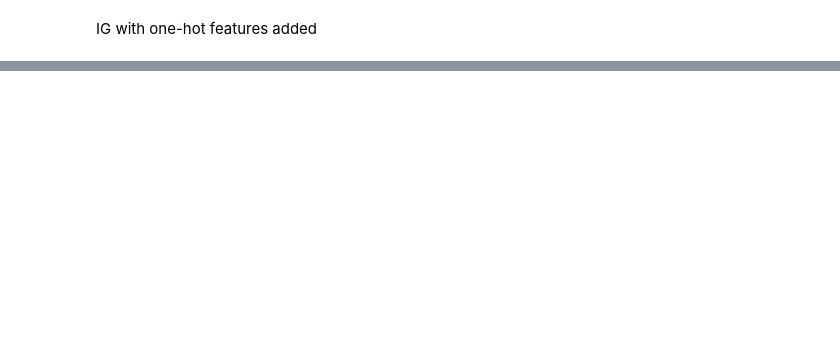
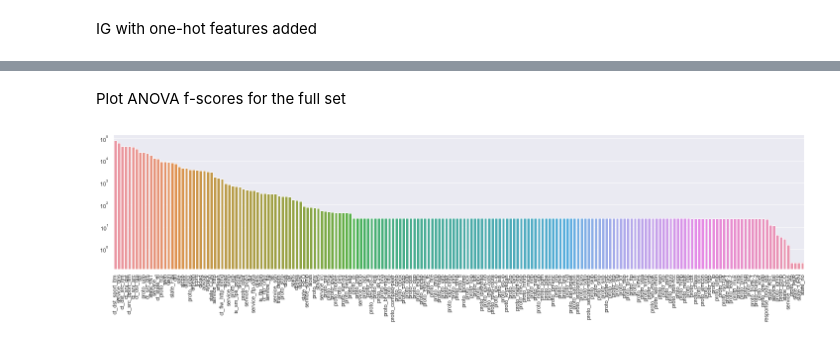
Before and after one commit to pvan1/DATA-606-Capstone, a Jupyter notebook: capstone-phase1.ipynb, the cells around one changed output, grey strips where cells are left out. Drawn from its saved outputs; the diff is of its cells as text; code cells hidden in the pictures; blank space fills up the shorter version.

```diff
--- a/capstone-phase1.ipynb
+++ b/capstone-phase1.ipynb
@@ -544,0 +547,15 @@ plt.show()
+# %% [markdown]
+Plot ANOVA f-scores for the full set
+# %%
+f_value_full = f_classif(X=training_data_onehot, y=training_cats)
+# %%
+anova_full_list_desc = sorted(list(zip(training_data_onehot.columns, f_value_full[0])), reverse=True, key=lambda x:x[1])
+plt.figure(figsize=(25,5))
+sns.set_style('darkgrid')
+anova_full_plot = sns.barplot(x=training_data_onehot.columns, y=f_value_full[0], order=[x[0] for x in anova_full_list_desc])
+anova_full_plot.set_xticklabels(anova_full_plot.get_xticklabels(), rotation=90)
+anova_full_plot.set_yscale('log')
+plt.savefig('./images/anova_fvalues_full.png', dpi=300, bbox_inches='tight')
+plt.show()
+# %% [output]
+[figure, added]
```
Also changed, not shown: parts of 9 cells of this notebook.
